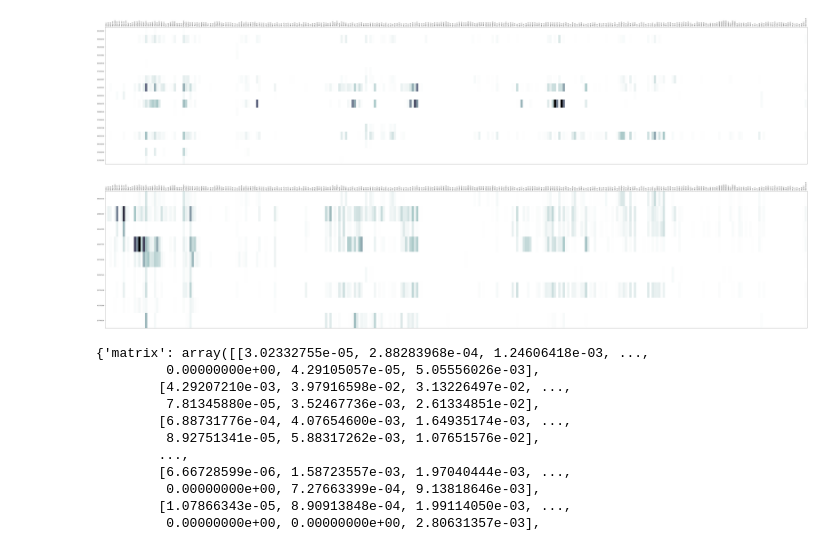
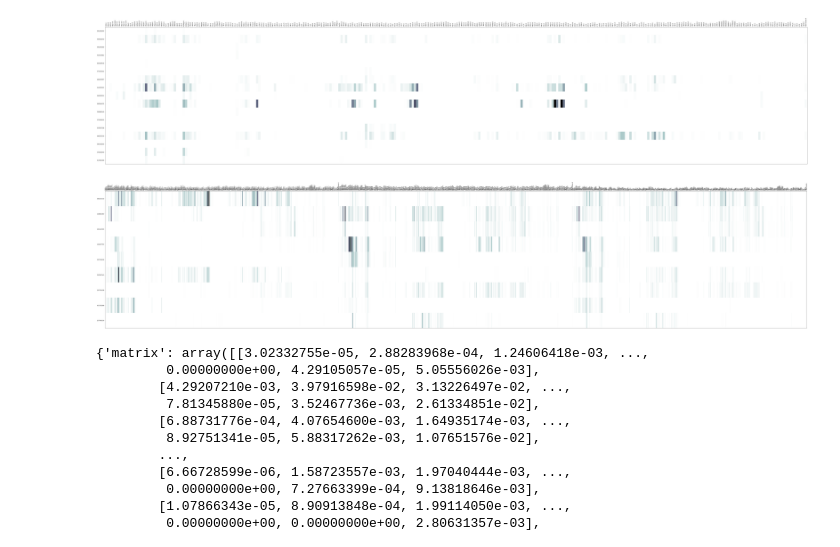
Before and after one commit to emilyjanedennis/PRA, a Jupyter notebook: notebooks/misc/allen_experiment_import.ipynb, the cells around one changed output. Saved outputs shown, nothing was run; the diff lists cells and outputs as text; code cells hidden in the pictures.

```diff
--- a/notebooks/misc/allen_experiment_import.ipynb
+++ b/notebooks/misc/allen_experiment_import.ipynb
@@ -613,34 +713,33 @@ plt.show()
 # %%
 
 exp_ids = [646525156,126852363,292124765,120437703,297231636,597007143,267761438,651702588,157769139]
 
 pm = mcc.get_projection_matrix(experiment_ids = exp_ids,
-                               hemisphere_ids= [2], # right hemisphere, ipsilateral
                                parameter = 'projection_density')
 
 row_labels = pm['rows'] # these are just experiment ids
 column_labels = [ c['label'] for c in pm['columns'] ]
 matrix = pm['matrix']
 
 fig, ax = plt.subplots(figsize=(100,20))
 heatmap = ax.pcolor(matrix, cmap=plt.cm.bone_r)
 
 # put the major ticks at the middle of each cell
 ax.set_xticks(np.arange(matrix.shape[1])+0.5, minor=False)
 ax.set_yticks(np.arange(matrix.shape[0])+0.5, minor=False)
 
 ax.set_xlim([0, matrix.shape[1]])
 ax.set_ylim([0, matrix.shape[0]])
 
 # want a more natural, table-like display
 ax.invert_yaxis()
 ax.xaxis.tick_top()
 
 ax.set_xticklabels(column_labels, minor=False,rotation=90)
 ax.set_yticklabels(row_labels, minor=False)
 plt.show()
 # %% [output]
-[figure, old version]
+[figure, new version]
 # %%
 pm
 # %% [output]
```
Also changed, not shown: parts of 18 cells of this notebook, 1 other file.
